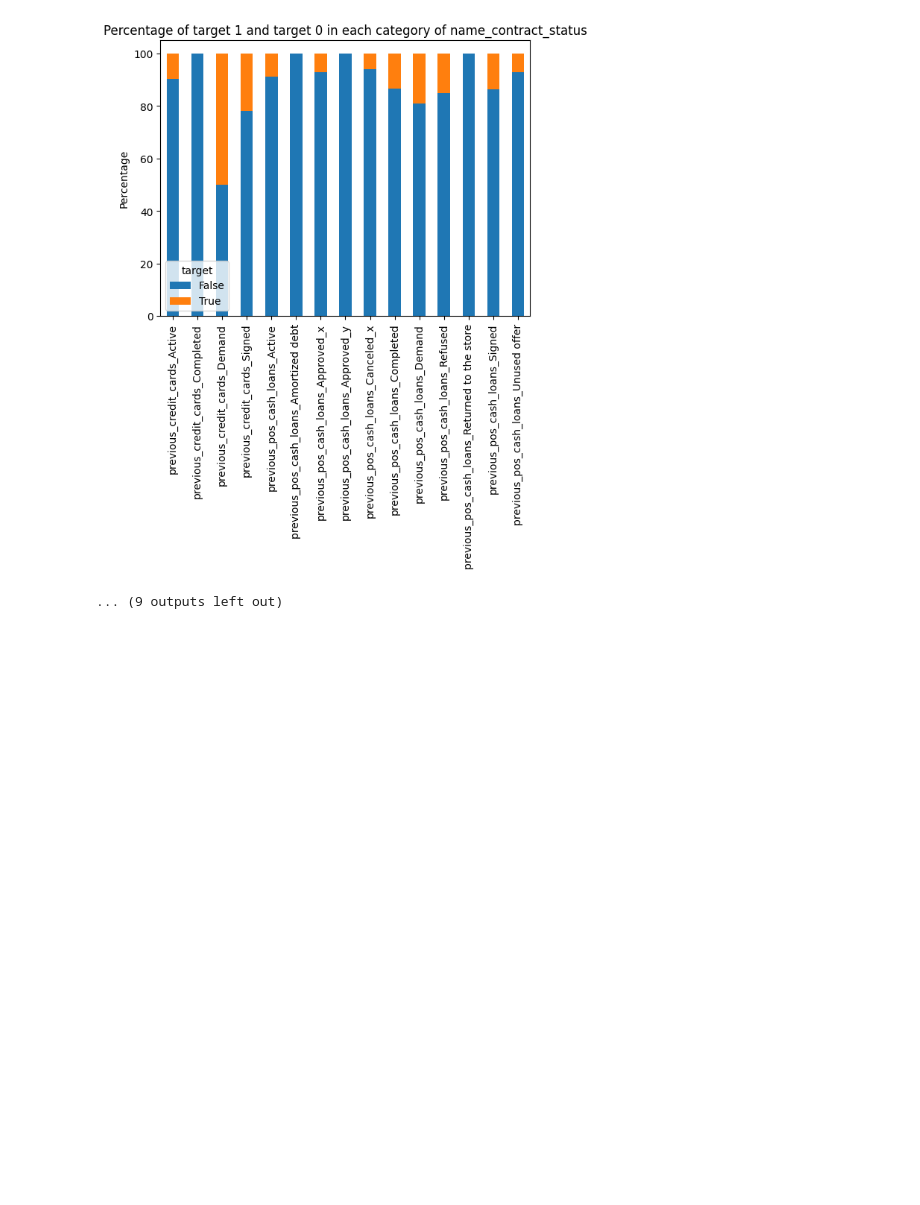
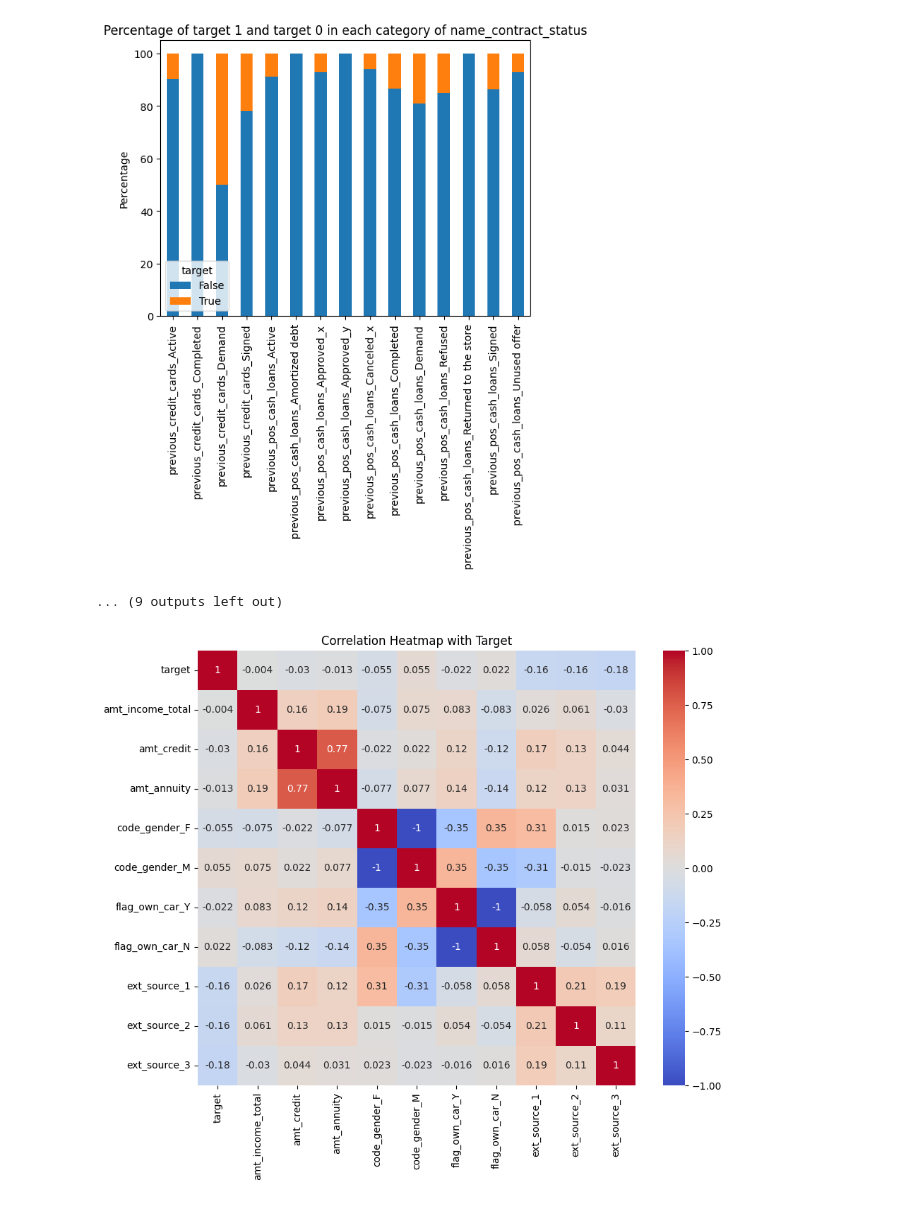
Before and after one commit to anassKEMMOUNE/LBD-FinancialDataAnalysis, a Jupyter notebook: visualization.ipynb, the cells around one changed output. Drawn from its saved outputs; the diff is of its cells as text; code cells hidden in the pictures; blank space fills up the shorter version.

Commit message:
more visualizations

```diff
--- a/visualization.ipynb
+++ b/visualization.ipynb
@@ -110,3 +111,19 @@ for original_column, dummy_columns in original_columns.items():
 [figure]
 [figure]
 ... (9 outputs left out)
+# %%
+# Select relevant columns including the target
+selected_columns = ['target', 'amt_income_total', 'amt_credit', 'amt_annuity',
+                    'code_gender_F', 'code_gender_M', 'flag_own_car_Y', 'flag_own_car_N',
+                    'ext_source_1', 'ext_source_2', 'ext_source_3']
+
+# Compute the correlation matrix for these columns
+correlation_matrix = full[selected_columns].corr()
+
+# Create the heatmap
+plt.figure(figsize=(10, 8))
+sns.heatmap(correlation_matrix, annot=True, cmap='coolwarm')
+plt.title('Correlation Heatmap with Target')
+plt.show()
+# %% [output]
+[figure, added]
```
Also changed, not shown: parts of 6 cells of this notebook.
